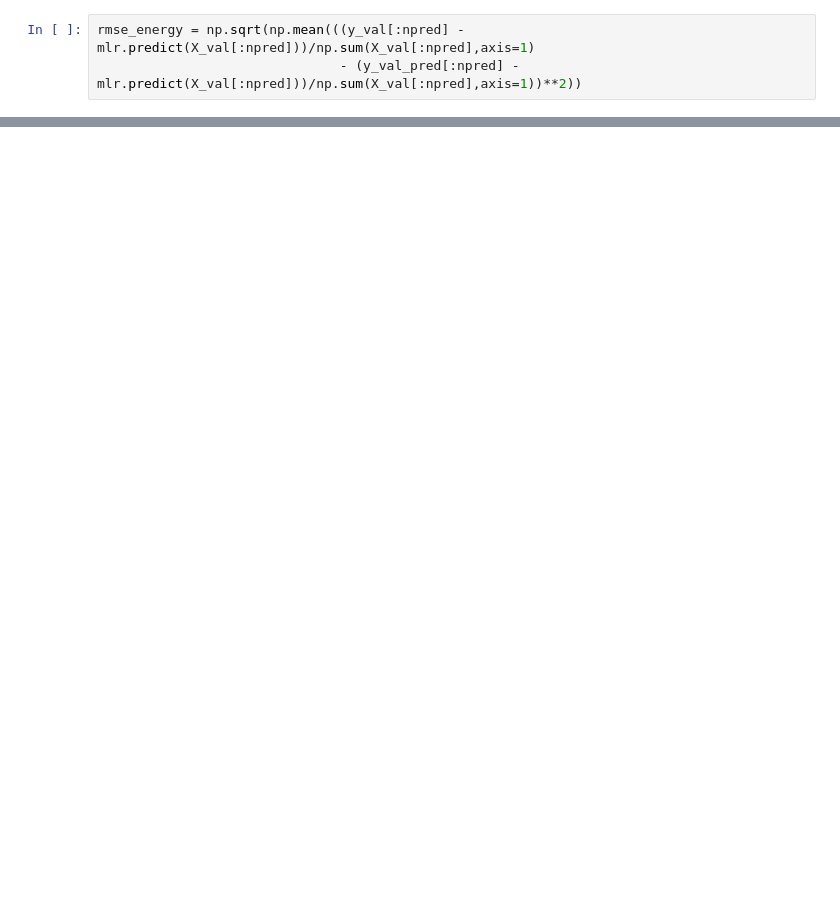
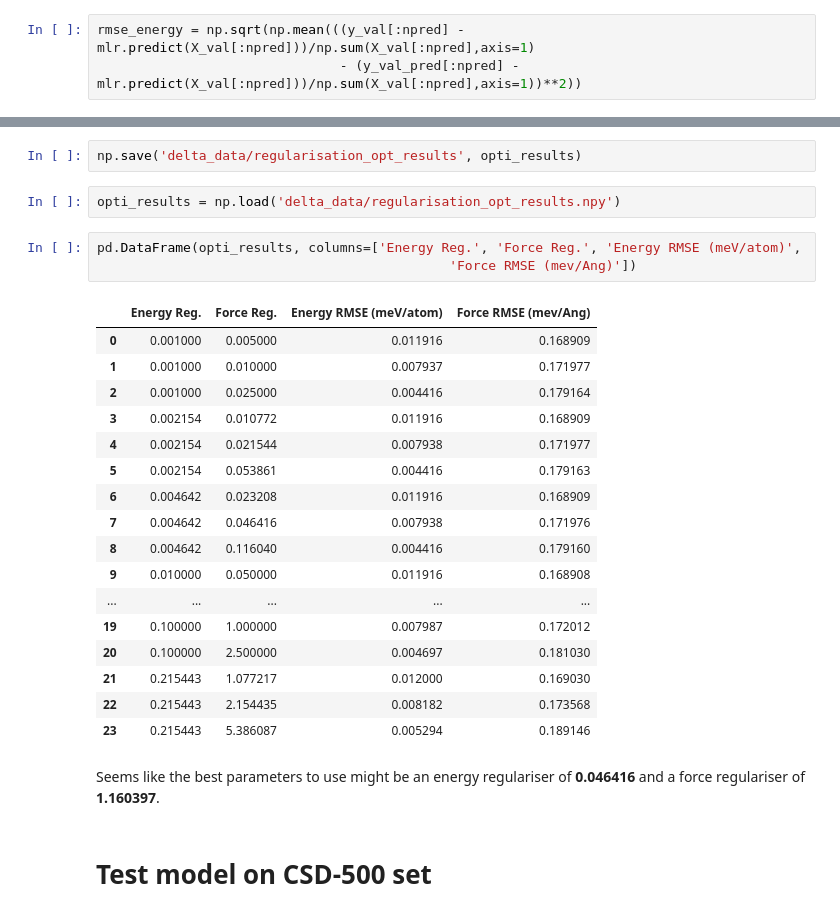
Before and after one commit to victorprincipe/genpot, a Jupyter notebook: delta_general.ipynb, the cells around one changed output, grey strips where cells are left out. Cells and saved outputs as stored; diff of their text form; blank space fills up the shorter version.

```diff
--- a/delta_general.ipynb
+++ b/delta_general.ipynb
@@ -1310,0 +1213,29 @@ for i in range(1000,15000,1000):
+# %%
+np.save('delta_data/regularisation_opt_results', opti_results)
+# %%
+opti_results = np.load('delta_data/regularisation_opt_results.npy')
+# %%
+pd.DataFrame(opti_results, columns=['Energy Reg.', 'Force Reg.', 'Energy RMSE (meV/atom)',
+                                             'Force RMSE (mev/Ang)'])
+# %% [output]
+|  | Energy Reg. | Force Reg. | Energy RMSE (meV/atom) | Force RMSE (mev/Ang) |
+| 0 | 0.001000 | 0.005000 | 0.011916 | 0.168909 |
+| 1 | 0.001000 | 0.010000 | 0.007937 | 0.171977 |
+| 2 | 0.001000 | 0.025000 | 0.004416 | 0.179164 |
+| 3 | 0.002154 | 0.010772 | 0.011916 | 0.168909 |
+| 4 | 0.002154 | 0.021544 | 0.007938 | 0.171977 |
+| 5 | 0.002154 | 0.053861 | 0.004416 | 0.179163 |
+| 6 | 0.004642 | 0.023208 | 0.011916 | 0.168909 |
+| 7 | 0.004642 | 0.046416 | 0.007938 | 0.171976 |
+| 8 | 0.004642 | 0.116040 | 0.004416 | 0.179160 |
+| 9 | 0.010000 | 0.050000 | 0.011916 | 0.168908 |
+| ... | ... | ... | ... | ... |
+| 19 | 0.100000 | 1.000000 | 0.007987 | 0.172012 |
+| 20 | 0.100000 | 2.500000 | 0.004697 | 0.181030 |
+| 21 | 0.215443 | 1.077217 | 0.012000 | 0.169030 |
+| 22 | 0.215443 | 2.154435 | 0.008182 | 0.173568 |
+| 23 | 0.215443 | 5.386087 | 0.005294 | 0.189146 |
+# %% [markdown]
+Seems like the best parameters to use might be an energy regulariser of **0.046416** and a force regulariser of **1.160397**.
+# %% [markdown]
+# Test model on CSD-500 set
```
Also changed, not shown: parts of 25 cells of this notebook.
